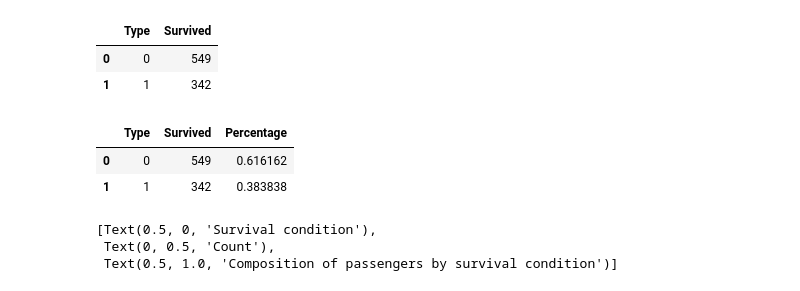
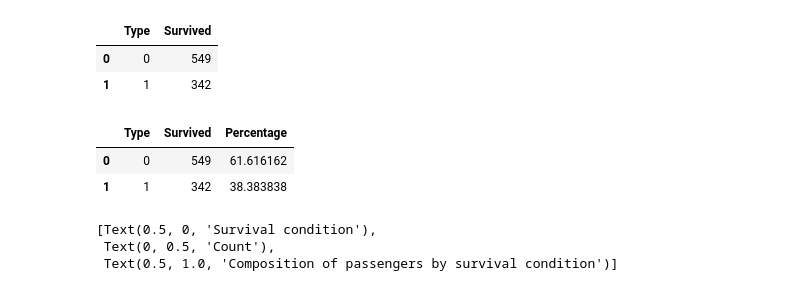
Before and after one commit to Akith-002/titanic_stat, a Jupyter notebook: Graphical_presentation_of_Data.ipynb, the cells around one changed output. Saved outputs shown, nothing was run; the diff lists cells and outputs as text; code cells hidden in the pictures.

```diff
--- a/Graphical_presentation_of_Data.ipynb
+++ b/Graphical_presentation_of_Data.ipynb
@@ -124,12 +124,12 @@ survival_count
 | 0 | 0 | 549 |
 | 1 | 1 | 342 |
 # %%
-survival_count['Percentage'] = survival_count.Survived / survival_count.Survived.sum()
+survival_count['Percentage'] = survival_count.Survived / survival_count.Survived.sum() *100
 survival_count
 # %% [output]
 |  | Type | Survived | Percentage |
-| 0 | 0 | 549 | 0.616162 |
-| 1 | 1 | 342 | 0.383838 |
+| 0 | 0 | 549 | 61.616162 |
+| 1 | 1 | 342 | 38.383838 |
 # %%
 p1 = sns.countplot(x='Survived', data=df, alpha=0.8, color = 'blue')
 p1.set(xlabel='Survival condition', ylabel='Count',
```
Also changed, not shown: parts of 16 cells of this notebook.
